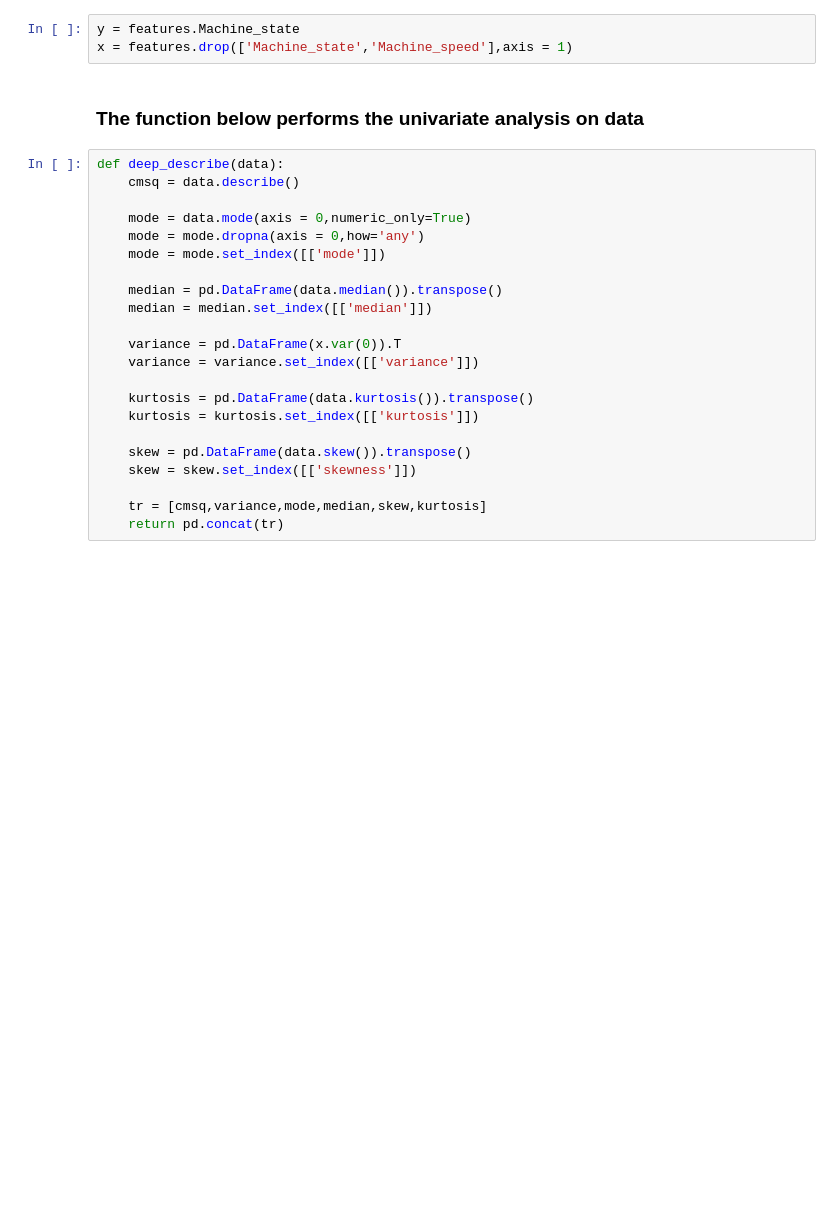
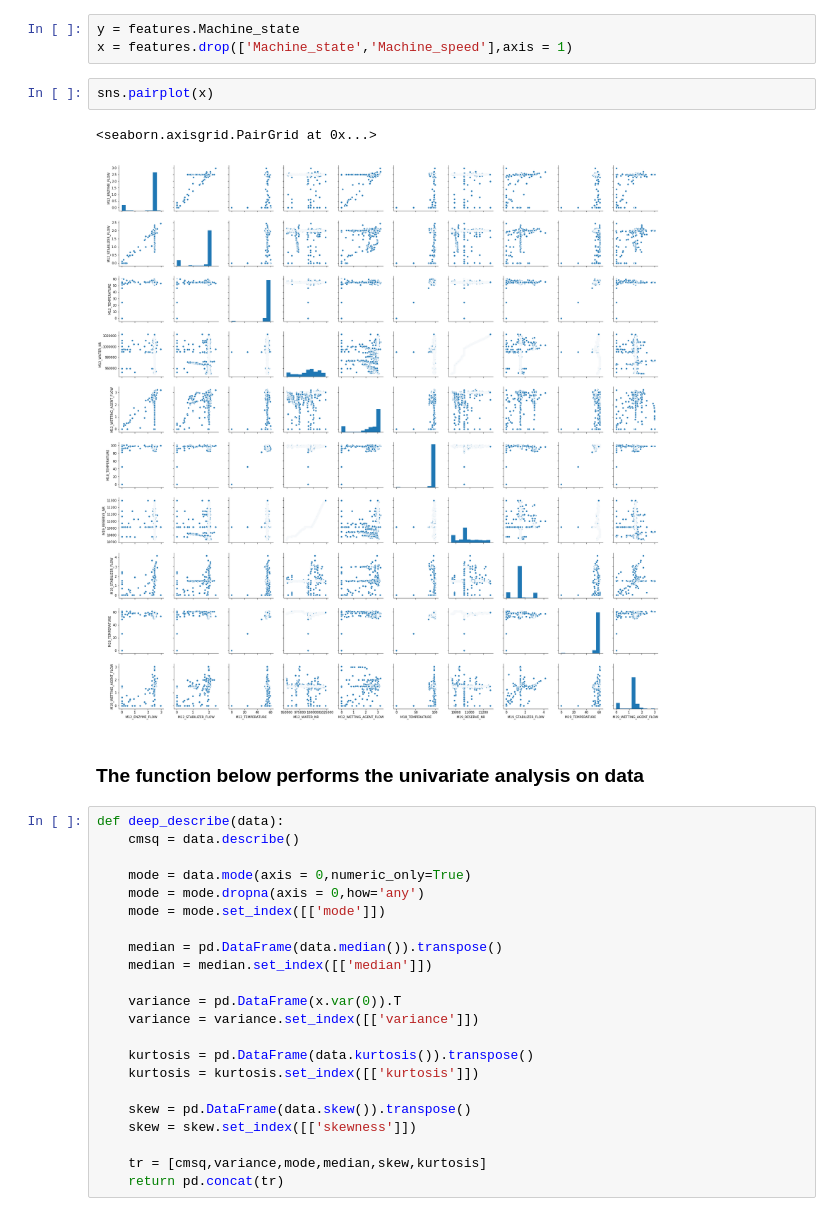
Before and after one commit to guptaaish/Datadist, a Jupyter notebook: logisticModelTesting.ipynb, the cells around one changed output. Saved outputs shown, nothing was run; the diff lists cells and outputs as text; blank space fills up the shorter version.

```diff
--- a/logisticModelTesting.ipynb
+++ b/logisticModelTesting.ipynb
@@ -37,6 +37,11 @@ features.head(10)
 # %%
 y = features.Machine_state
 x = features.drop(['Machine_state','Machine_speed'],axis = 1)
+# %%
+sns.pairplot(x)
+# %% [output]
+<seaborn.axisgrid.PairGrid at 0x...>
+[figure, added]
 # %% [markdown]
 ### The function below performs the univariate analysis on data
 # %%
```
Also changed, not shown: parts of 15 cells of this notebook, 3 other files.
